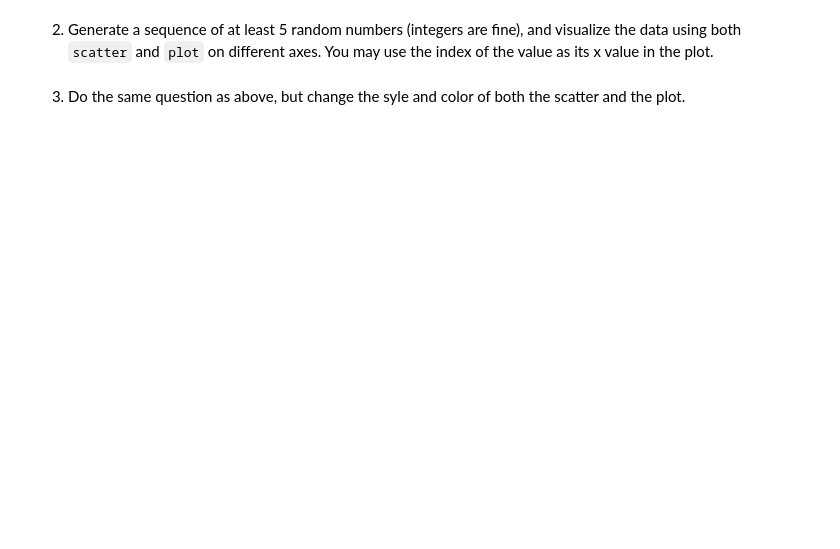
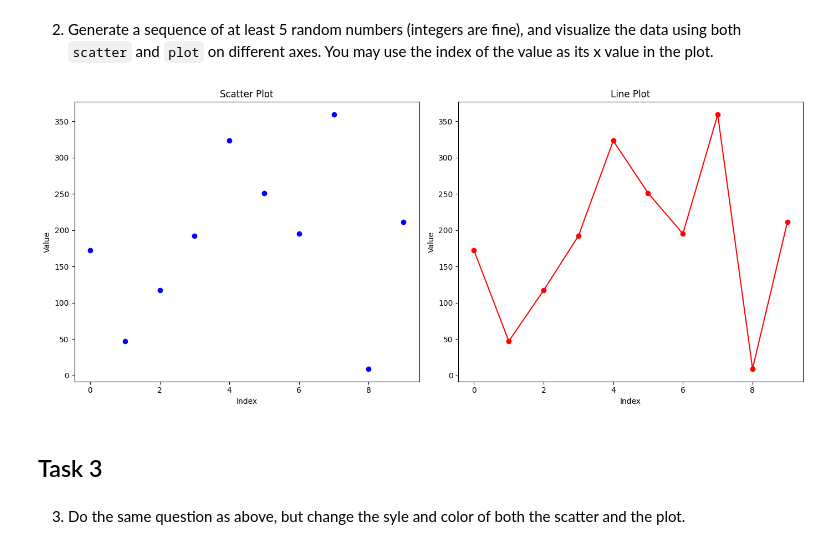
Before and after one commit to umams2002/pyplot, a Jupyter notebook: pyplot.ipynb, the cells around one changed output. Cells and saved outputs as stored; diff of their text form; code cells hidden in the pictures; blank space fills up the shorter version.

```diff
--- a/pyplot.ipynb
+++ b/pyplot.ipynb
@@ -27,4 +42,25 @@ letter_freq = dict(Counter(TEXT))
 # %% [markdown]
 2. Generate a sequence of at least 5 random numbers (integers are fine), and visualize the data using both `scatter` and `plot` on different axes.  You may use the index of the value as its x value in the plot.
+# %%
+import matplotlib.pyplot as plt
+import numpy as np
+np.random.seed(0)
+random_numbers = np.random.randint(0, 500, 10)
+fig, (ax1, ax2) = plt.subplots(1, 2, figsize=(14, 6))
+ax1.scatter(range(len(random_numbers)), random_numbers, color='b')
+ax1.set_title('Scatter Plot')
+ax1.set_xlabel('Index')
+ax1.set_ylabel('Value')
+ax2.plot(range(len(random_numbers)), random_numbers, marker='o', color='r')
+ax2.set_title('Line Plot')
+ax2.set_xlabel('Index')
+ax2.set_ylabel('Value')
+
+plt.tight_layout()
+plt.show()
+# %% [output]
+[figure, added]
+# %% [markdown]
+## Task 3
 # %% [markdown]
 3. Do the same question as above, but change the syle and color of both the scatter and the plot.
```
Also changed, not shown: parts of 5 cells of this notebook.
